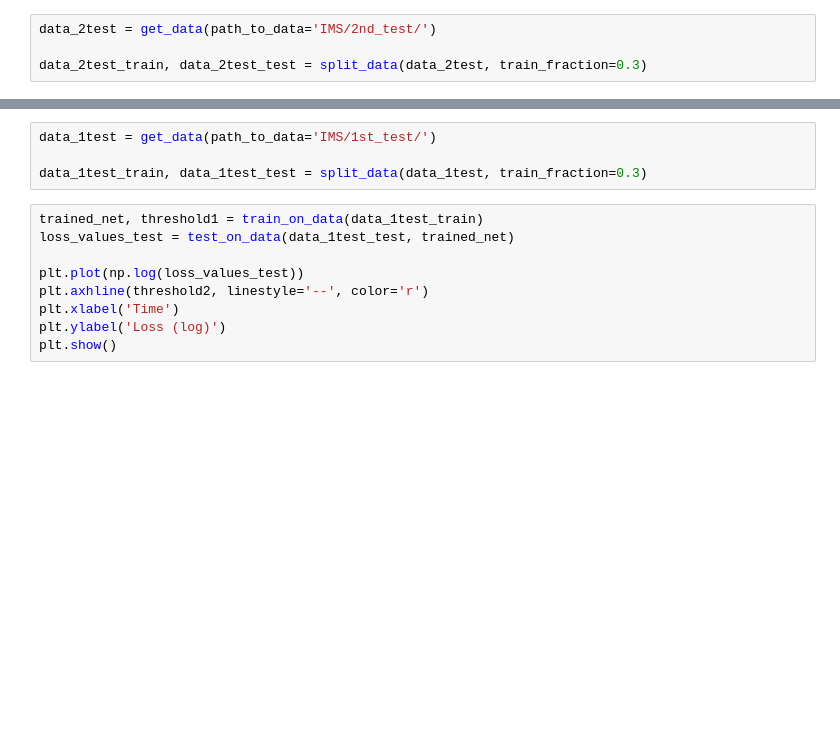
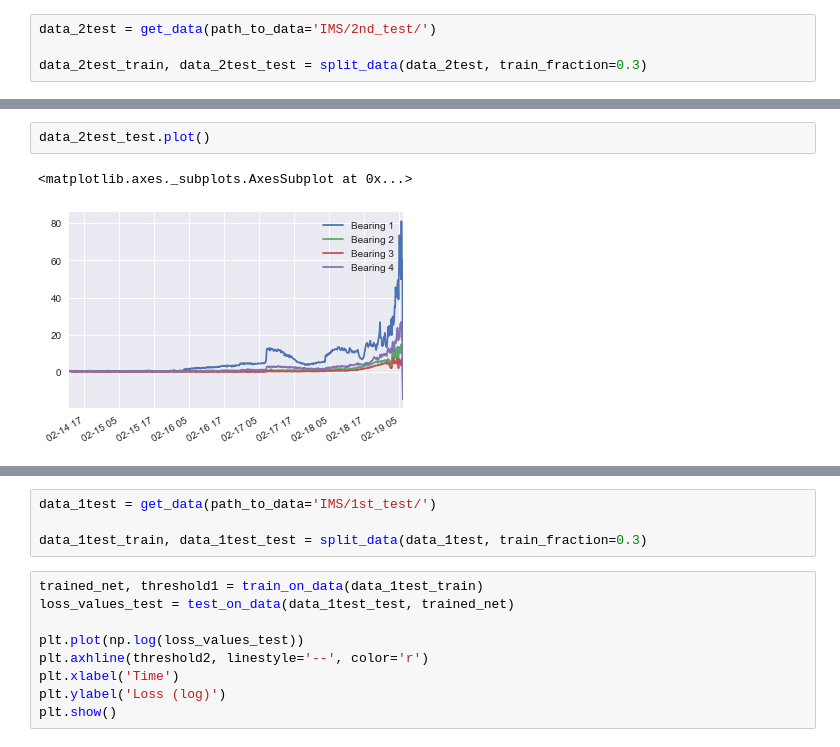
Before and after one commit to buziran/ims-bearing, a Jupyter notebook: simple-autoencoder.ipynb, the cells around one changed output, grey strips where cells are left out. Cells and saved outputs as stored; diff of their text form; blank space fills up the shorter version.

```diff
--- a/simple-autoencoder.ipynb
+++ b/simple-autoencoder.ipynb
@@ -159,0 +162,5 @@ Epoch: 70 train loss: 0.00010
+# %%
+data_2test_test.plot()
+# %% [output]
+<matplotlib.axes._subplots.AxesSubplot at 0x...>
+[figure, added]
```
Also changed, not shown: parts of 6 cells of this notebook.
